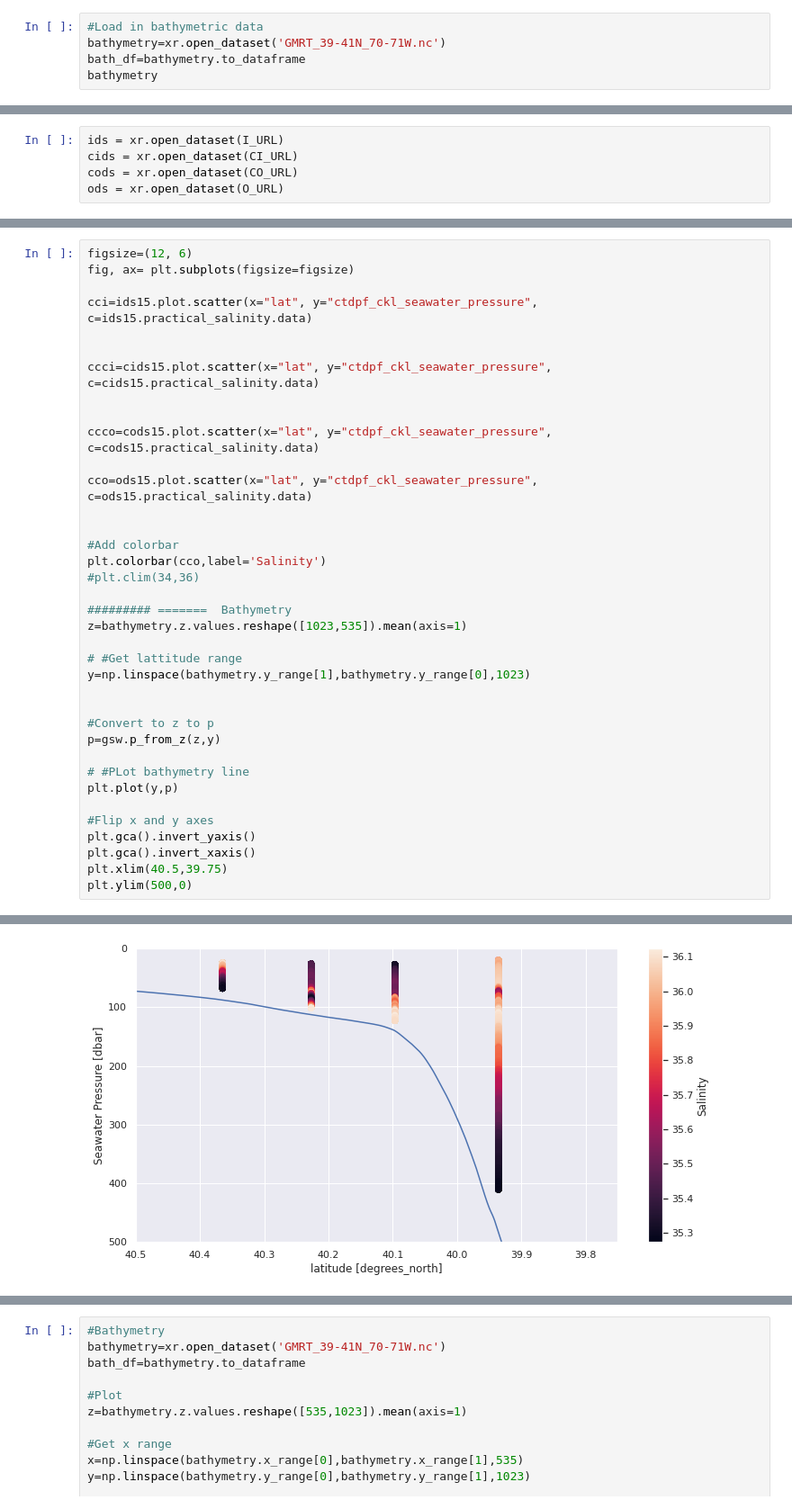
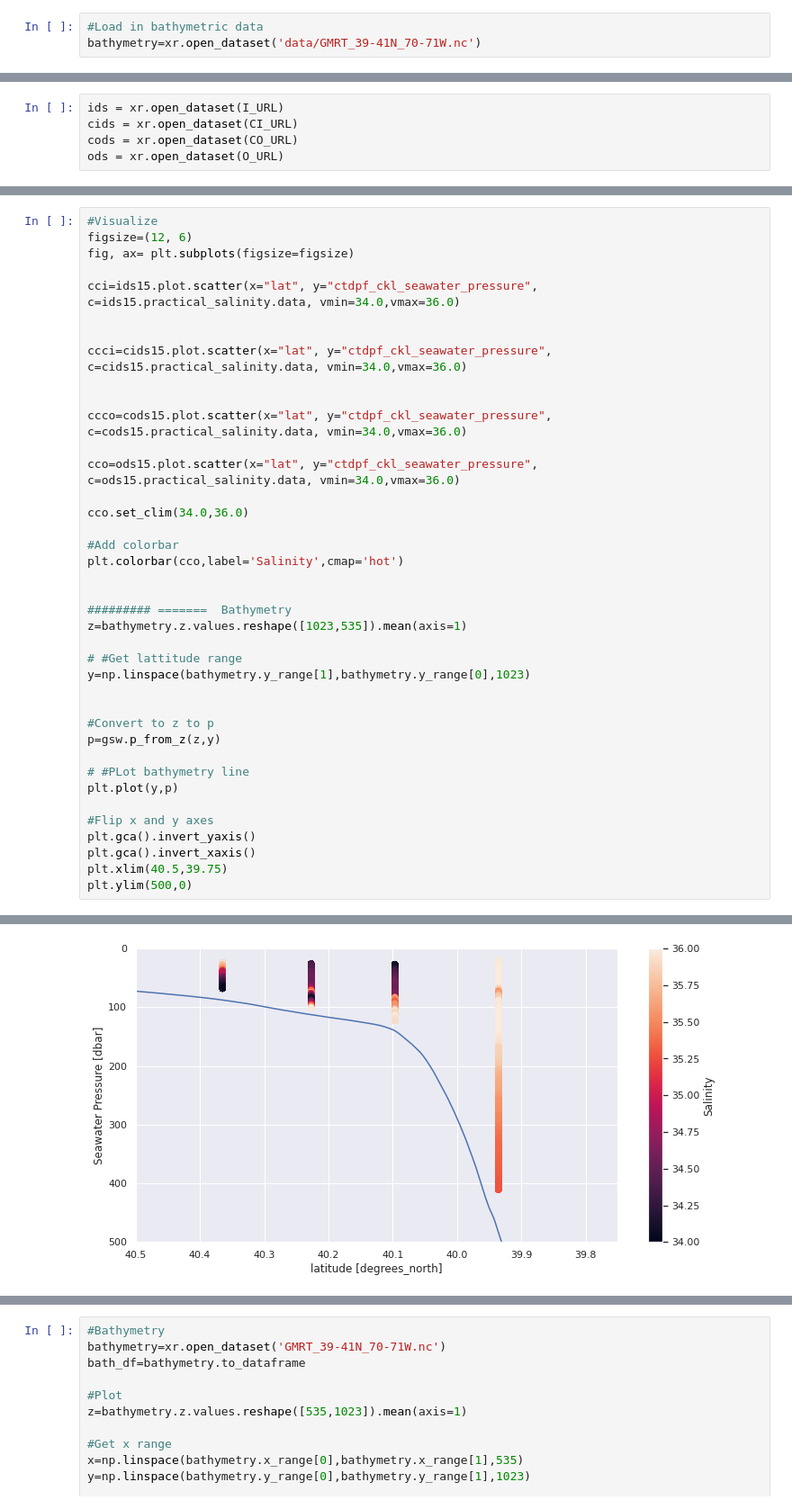
Before and after one commit to sryan288/ohw20-proj-ooi-profiles-section, a Jupyter notebook: interpolate_over_distance_8_13_2020.ipynb, the cells around one changed output, grey strips where cells are left out. Shown: that part at 90% size. Saved outputs shown, nothing was run; the diff lists cells and outputs as text.

```diff
--- a/interpolate_over_distance_8_13_2020.ipynb
+++ b/interpolate_over_distance_8_13_2020.ipynb
@@ -36,5 +41,3 @@ data_url['offshore'] = 'https://opendap.oceanobservatories.org/thredds/dodsC/ooi
 # %%
 #Load in bathymetric data
-bathymetry=xr.open_dataset('GMRT_39-41N_70-71W.nc')
-bath_df=bathymetry.to_dataframe
-bathymetry
+bathymetry=xr.open_dataset('data/GMRT_39-41N_70-71W.nc')
@@ -272,40 +91,42 @@ Data variables:
 # %%
+#Visualize
 figsize=(12, 6)
 fig, ax= plt.subplots(figsize=figsize)
 
-cci=ids15.plot.scatter(x="lat", y="ctdpf_ckl_seawater_pressure", c=ids15.practical_salinity.data)
+cci=ids15.plot.scatter(x="lat", y="ctdpf_ckl_seawater_pressure", c=ids15.practical_salinity.data, vmin=34.0,vmax=36.0)
 
 
-ccci=cids15.plot.scatter(x="lat", y="ctdpf_ckl_seawater_pressure", c=cids15.practical_salinity.data)
+ccci=cids15.plot.scatter(x="lat", y="ctdpf_ckl_seawater_pressure", c=cids15.practical_salinity.data, vmin=34.0,vmax=36.0)
 
 
-ccco=cods15.plot.scatter(x="lat", y="ctdpf_ckl_seawater_pressure", c=cods15.practical_salinity.data)
+ccco=cods15.plot.scatter(x="lat", y="ctdpf_ckl_seawater_pressure", c=cods15.practical_salinity.data, vmin=34.0,vmax=36.0)
 
-cco=ods15.plot.scatter(x="lat", y="ctdpf_ckl_seawater_pressure", c=ods15.practical_salinity.data)
+cco=ods15.plot.scatter(x="lat", y="ctdpf_ckl_seawater_pressure", c=ods15.practical_salinity.data, vmin=34.0,vmax=36.0)
 
+cco.set_clim(34.0,36.0)
 
 #Add colorbar
-plt.colorbar(cco,label='Salinity')
-#plt.clim(34,36)
+plt.colorbar(cco,label='Salinity',cmap='hot')
+
 
 ######### =======  Bathymetry
 z=bathymetry.z.values.reshape([1023,535]).mean(axis=1)
 
 # #Get lattitude range
 y=np.linspace(bathymetry.y_range[1],bathymetry.y_range[0],1023)
 
 
 #Convert to z to p
 p=gsw.p_from_z(z,y)
 
 # #PLot bathymetry line
 plt.plot(y,p)
 
 #Flip x and y axes
 plt.gca().invert_yaxis()
 plt.gca().invert_xaxis()
 plt.xlim(40.5,39.75)
 plt.ylim(500,0)
 # %% [output]
 (500.0, 0.0)
-[figure, old version]
+[figure, new version]
```
Also changed, not shown: parts of 23 cells of this notebook.
